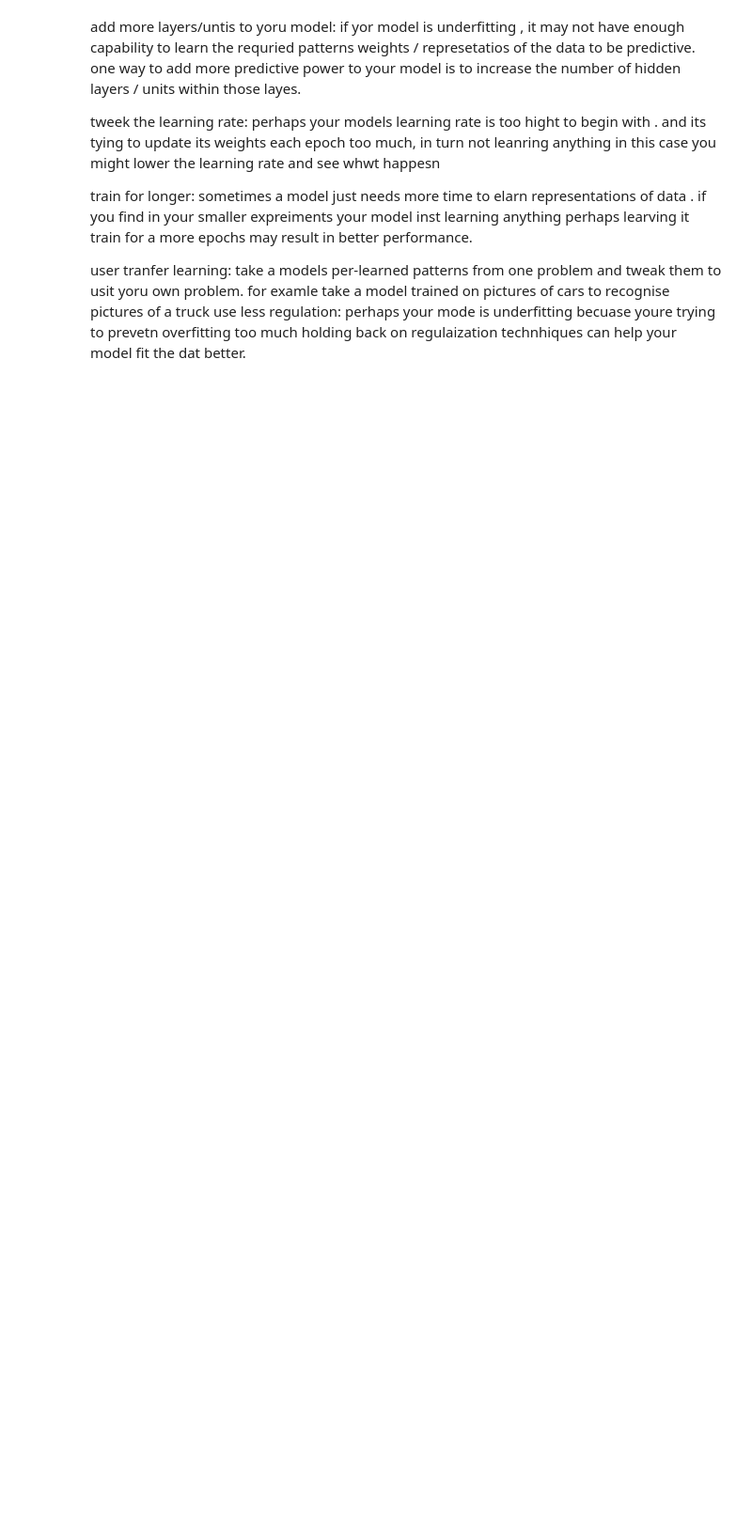
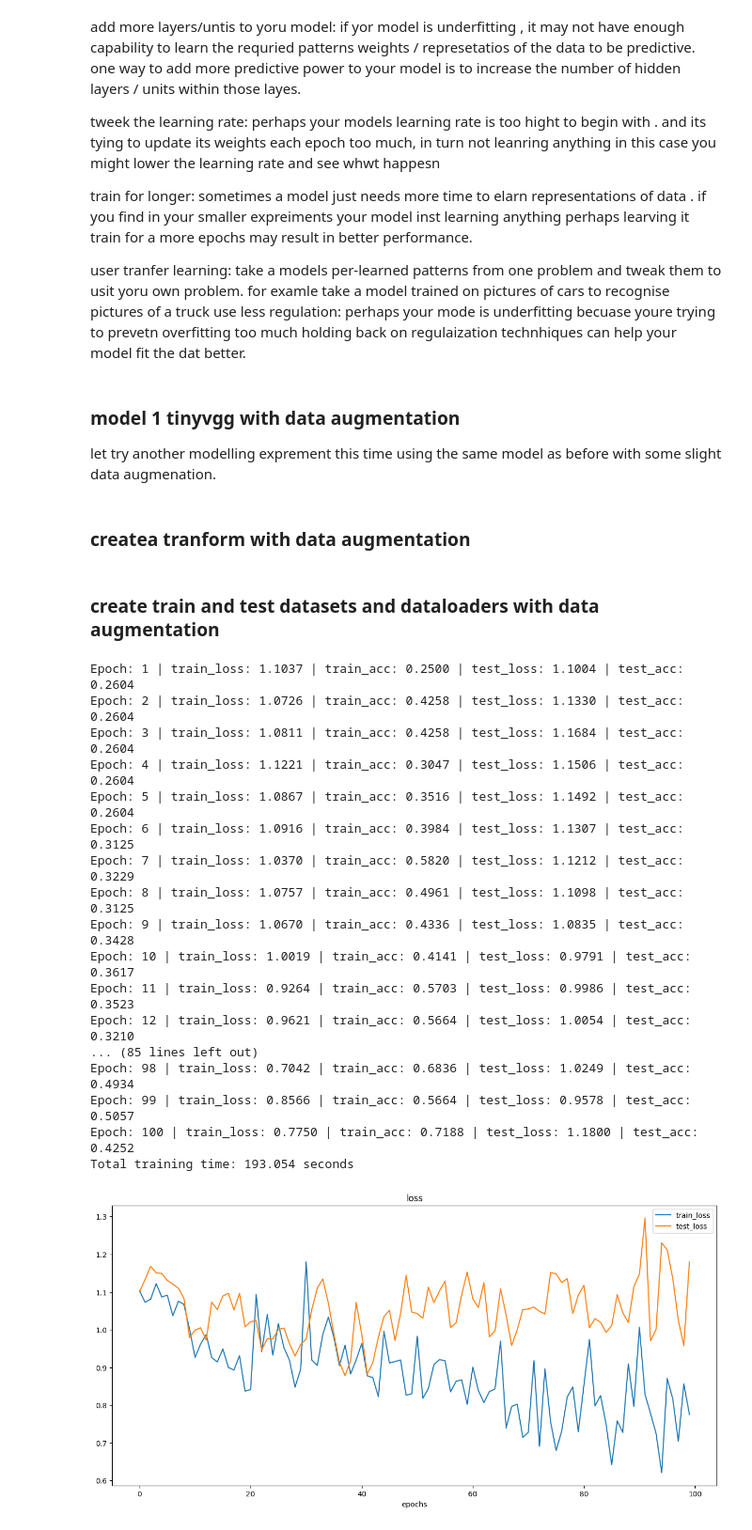
Before and after one commit to lewisnjue/AI, a Jupyter notebook: pytorch_datasets_.ipynb, the cells around one changed output. Shown at 94% size. Drawn from its saved outputs; the diff is of its cells as text; code cells hidden in the pictures; blank space fills up the shorter version.

```diff
--- a/pytorch_datasets_.ipynb
+++ b/pytorch_datasets_.ipynb
@@ -1057,3 +1045,71 @@ train for longer: sometimes a model just needs more time to elarn representation
 
 user tranfer learning: take a models per-learned patterns from one problem and tweak them to usit yoru own problem. for examle take a model trained on pictures of cars to recognise pictures of a truck
 use less regulation: perhaps your mode is underfitting becuase youre trying to prevetn overfitting too much holding back on regulaization technhiques can help your model fit the dat better.
+# %% [markdown]
+### model 1 tinyvgg with data augmentation
+
+let try another modelling exprement this time using the same model as before with some slight data augmenation.
+# %% [markdown]
+### createa tranform with data augmentation
+# %%
+# create trainging tranfoorm with TrivailAugmentation
+from torchvision import transforms
+
+train_tranform_trivaial = transforms.Compose(
+    [
+        transforms.Resize((64,64)),
+        transforms.TrivialAugmentWide(num_magnitude_bins=31),
+        transforms.ToTensor()
+    ]
+)
+
+test_tranform_simple = transforms.Compose(
+    [
+        transforms.Resize((64,64)),
+        transforms.ToTensor()
+    ]
+)
+# %% [markdown]
+### create train and test datasets and dataloaders with data augmentation
+# %%
+# turn image folders into datasets
+train_data_augmented = datasets.ImageFolder(train_dir, transform=train_tranform_trivaial)
+test_data_augmented = datasets.ImageFolder(test_dir, transform=test_tranform_simple)
+# turn datasets into dataloaders
+BATCH_SIZE = 32
+train_dataloader_augmented = DataLoader(train_data_augmented, batch_size=BATCH_SIZE, shuffle=True, num_workers=1, pin_memory=True)
+test_dataloader_augmented = DataLoader(test_data_augmented, batch_size=BATCH_SIZE, shuffle=False, num_workers=1, pin_memory=True)
+# %%
+# create a model
+torch.manual_seed(42)
+model_1 = TinyVGG(input_shape=3, hidden_units=10, output_shape=len(train_data_augmented.classes)).to(device)
+# train model_1
+torch.manual_seed(42)
+optimizer = torch.optim.Adam(params=model_1.parameters(), lr=0.001)
+loss_fn = nn.CrossEntropyLoss()
+NUM_EPOCHS = 100
+start_time = timer()
+model_1_results = train(model=model_1, train_dataloader=train_dataloader_augmented, test_dataloader=test_dataloader_augmented, optimizer=optimizer, loss_fn=loss_fn, epochs=NUM_EPOCHS)
+end_time = timer()
+print(f"Total training time: {end_time-start_time:.3f} seconds")
+# test the model
+plot_loss_curves(model_1_results)
+# %% [output]
+Epoch: 1 | train_loss: 1.1037 | train_acc: 0.2500 | test_loss: 1.1004 | test_acc: 0.2604
+Epoch: 2 | train_loss: 1.0726 | train_acc: 0.4258 | test_loss: 1.1330 | test_acc: 0.2604
+Epoch: 3 | train_loss: 1.0811 | train_acc: 0.4258 | test_loss: 1.1684 | test_acc: 0.2604
+Epoch: 4 | train_loss: 1.1221 | train_acc: 0.3047 | test_loss: 1.1506 | test_acc: 0.2604
+Epoch: 5 | train_loss: 1.0867 | train_acc: 0.3516 | test_loss: 1.1492 | test_acc: 0.2604
+Epoch: 6 | train_loss: 1.0916 | train_acc: 0.3984 | test_loss: 1.1307 | test_acc: 0.3125
+Epoch: 7 | train_loss: 1.0370 | train_acc: 0.5820 | test_loss: 1.1212 | test_acc: 0.3229
+Epoch: 8 | train_loss: 1.0757 | train_acc: 0.4961 | test_loss: 1.1098 | test_acc: 0.3125
+Epoch: 9 | train_loss: 1.0670 | train_acc: 0.4336 | test_loss: 1.0835 | test_acc: 0.3428
+Epoch: 10 | train_loss: 1.0019 | train_acc: 0.4141 | test_loss: 0.9791 | test_acc: 0.3617
+Epoch: 11 | train_loss: 0.9264 | train_acc: 0.5703 | test_loss: 0.9986 | test_acc: 0.3523
+Epoch: 12 | train_loss: 0.9621 | train_acc: 0.5664 | test_loss: 1.0054 | test_acc: 0.3210
+... (85 lines left out)
+Epoch: 98 | train_loss: 0.7042 | train_acc: 0.6836 | test_loss: 1.0249 | test_acc: 0.4934
+Epoch: 99 | train_loss: 0.8566 | train_acc: 0.5664 | test_loss: 0.9578 | test_acc: 0.5057
+Epoch: 100 | train_loss: 0.7750 | train_acc: 0.7188 | test_loss: 1.1800 | test_acc: 0.4252
+Total training time: 193.054 seconds
+[figure, added]
```
Also changed, not shown: parts of 15 cells of this notebook.
